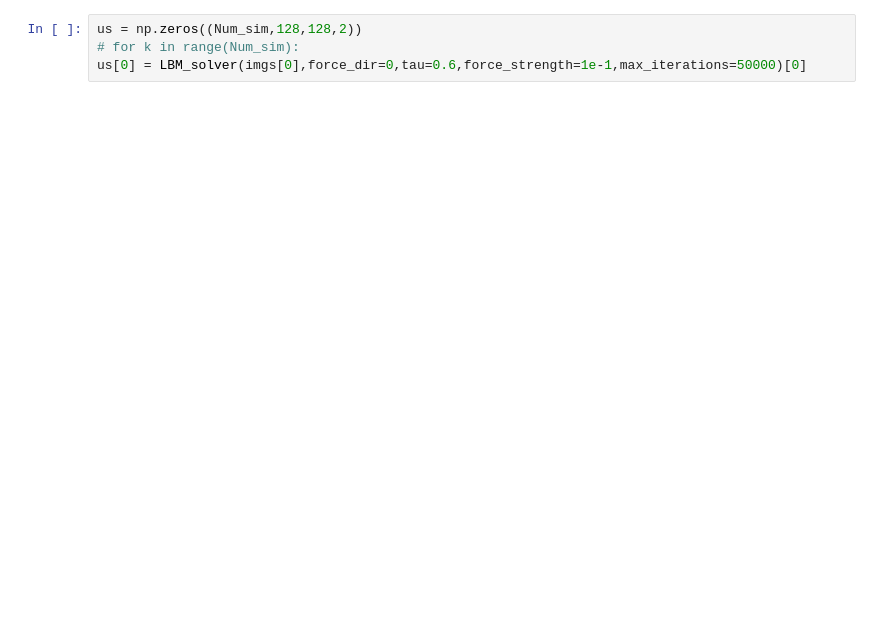
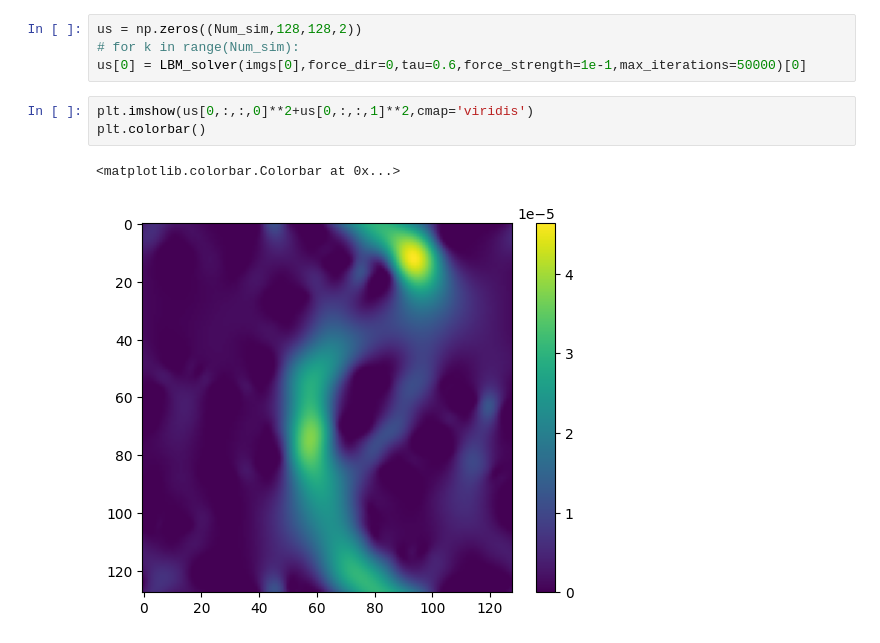
Before and after one commit to Tensorboy2/porousflow, a Jupyter notebook: dispersion.ipynb, the cells around one changed output. Saved outputs shown, nothing was run; the diff lists cells and outputs as text; blank space fills up the shorter version.

```diff
--- a/dispersion.ipynb
+++ b/dispersion.ipynb
@@ -26,6 +35,12 @@ j=1
 us = np.zeros((Num_sim,128,128,2))
 # for k in range(Num_sim):
 us[0] = LBM_solver(imgs[0],force_dir=0,tau=0.6,force_strength=1e-1,max_iterations=50000)[0]
+# %%
+plt.imshow(us[0,:,:,0]**2+us[0,:,:,1]**2,cmap='viridis')
+plt.colorbar()
+# %% [output]
+<matplotlib.colorbar.Colorbar at 0x...>
+[figure, added]
 # %%
 target_Pe = 50
 L = 128#0.25 * 128 * (0.1)
```
Also changed, not shown: parts of 6 cells of this notebook, 2 other files.
